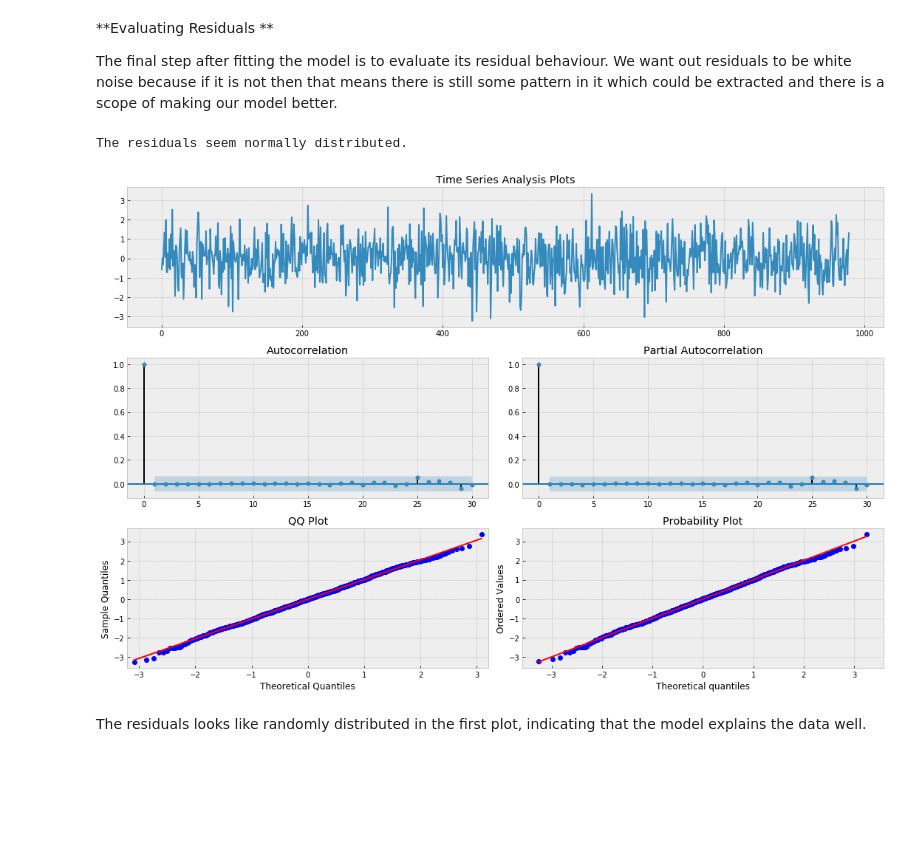
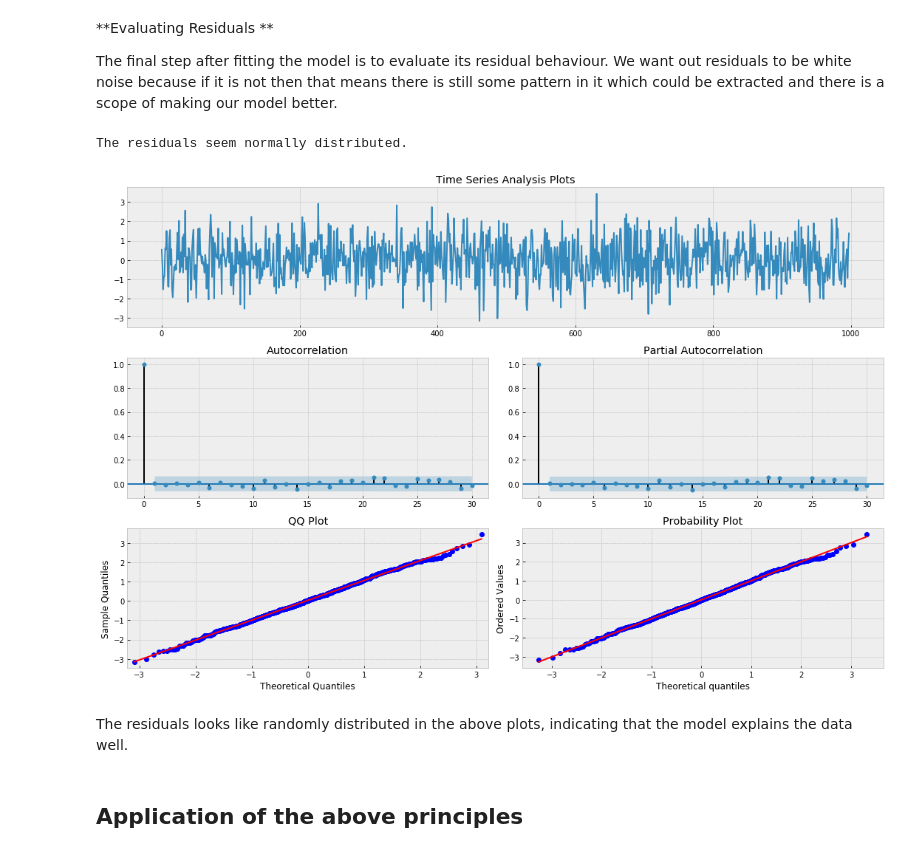
Before and after one commit to kushkul/Time-Series, a Jupyter notebook: Time Series - II (AR Models).ipynb, the cells around one changed output. Cells and saved outputs as stored; diff of their text form; code cells hidden in the pictures; blank space fills up the shorter version.

Commit message:
Add application in TS - II file

```diff
--- a/Time Series - II (AR Models).ipynb
+++ b/Time Series - II (AR Models).ipynb
@@ -152,18 +155,20 @@ The final step after fitting the model is to evaluate its residual behaviour. We
 # %%
 # Checking the normality of the residuals
 
 from statsmodels.stats.stattools import jarque_bera
 
 score, pvalue, _, _ = jarque_bera(mdl.resid)
 
 if pvalue < 0.10:
     print('We have reason to suspect the residuals are not normally distributed.')
 else:
     print('The residuals seem normally distributed.')
 
-tsplot(model2.resid, lags=30)
+tsplot(mdl.resid, lags=30)
 # %% [output]
 The residuals seem normally distributed.
-[figure, old version]
+[figure, new version]
 # %% [markdown]
-The residuals looks like randomly distributed in the first plot, indicating that the model explains the data well.
+The residuals looks like randomly distributed in the above plots, indicating that the model explains the data well.
+# %% [markdown]
+## Application of the above principles
```
Also changed, not shown: parts of 11 cells of this notebook.
